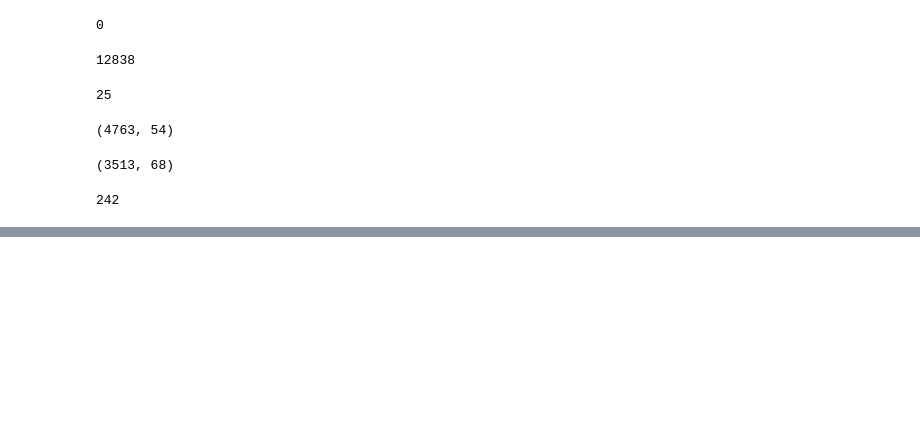
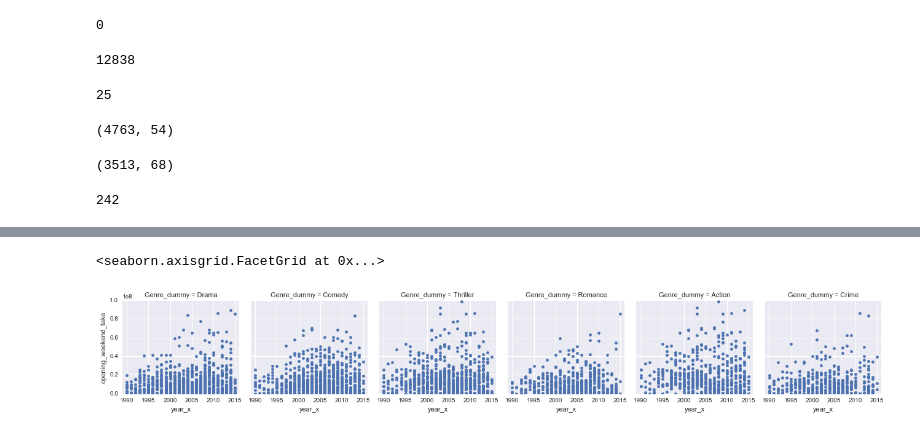
Before and after one commit to lmodi/Data_Science_Boot_Camp_Project, a Jupyter notebook: project_1/Group2_Workfile.ipynb, the cells around one changed output, grey strips where cells are left out. Drawn from its saved outputs; the diff is of its cells as text; code cells hidden in the pictures; blank space fills up the shorter version.

```diff
--- a/project_1/Group2_Workfile.ipynb
+++ b/project_1/Group2_Workfile.ipynb
@@ -176,0 +261,6 @@ len(movies_df[~movies_df.cleaned_title.isin(movie_critics_df.cleaned_title)])
+# %%
+by_genre_latest = seaborn.FacetGrid(top_genre_latest_df, col="Genre_dummy", ylim=(0,100000000), xlim=(1989,2016))
+by_genre_latest.map(plt.scatter, "year_x", "opening_weekend_take")
+# %% [output]
+<seaborn.axisgrid.FacetGrid at 0x...>
+[figure, added]
```
Also changed, not shown: parts of 17 cells of this notebook, 2 other files.
